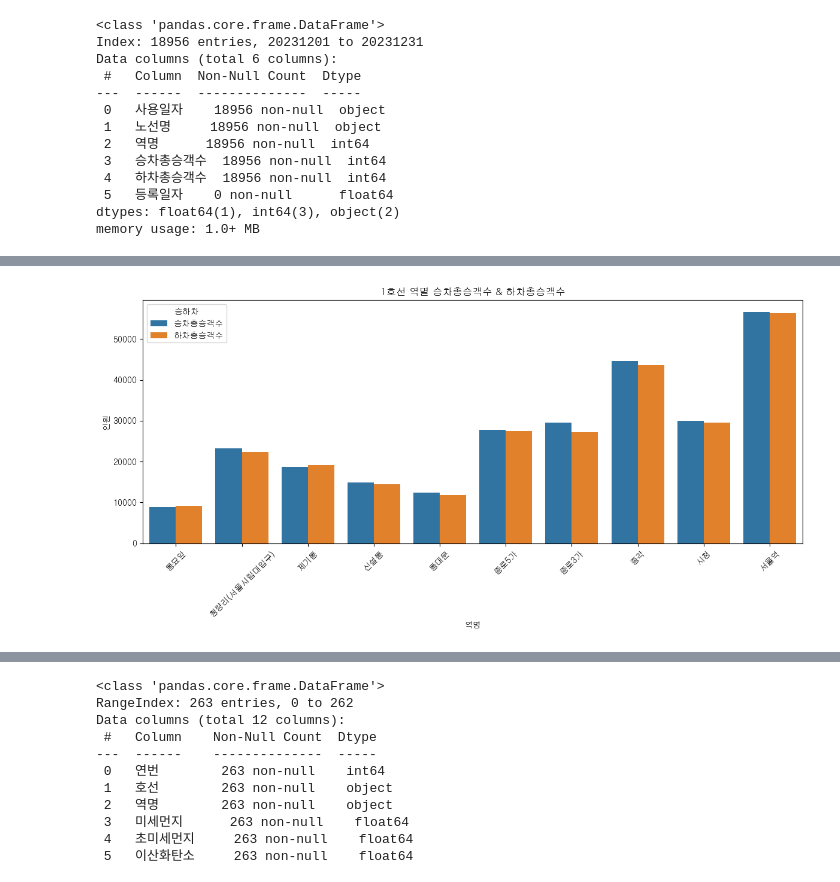
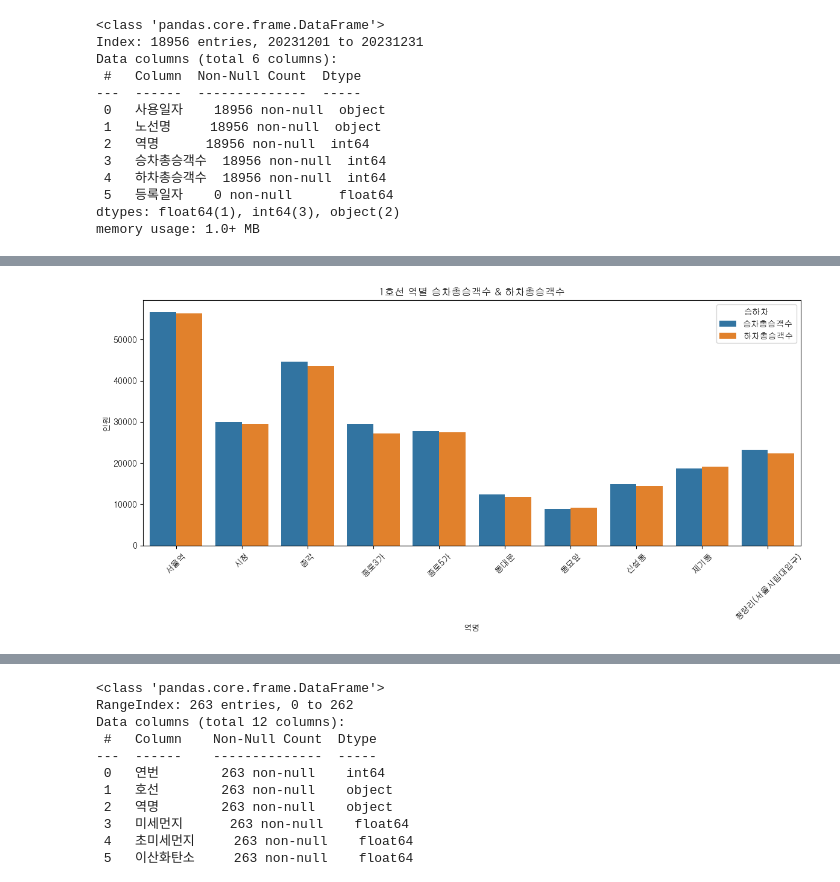
Before and after one commit to sswwdk/Data-anal-miniproject, a Jupyter notebook: 분석보고서.ipynb, the cells around one changed output, grey strips where cells are left out. Cells and saved outputs as stored; diff of their text form; code cells hidden in the pictures.

```diff
--- a/분석보고서.ipynb
+++ b/분석보고서.ipynb
@@ -43,4 +43,15 @@ Data columns (total 6 columns):
 dtypes: float64(1), int64(3), object(2)
 memory usage: 1.0+ MB
 # %%
+# 전처리
 people_df.drop('등록일자', axis=1, inplace=True)
+
+people_df.rename(columns={
+    '사용일자': '노선명',
+    '노선명': '역명',
+    '역명' : '승차총승객수',
+    '승차총승객수' : '하차총승객수',
+    '하차총승객수' : '등록일자'
+}, inplace=True)
+
+people_df.reset_index(drop=True, inplace=True)
@@ -69,7 +72,9 @@ people_df.head(10)
 # %%
+# 등록일자가 20231231인 데이터 중 1호선 => line_people_df
 filtered_df = people_df[people_df['등록일자'] == 20231231]
 
 line1_people_df = filtered_df[filtered_df['노선명']=='1호선']
+line1_people_df.reset_index(drop=True, inplace=True)
 line1_people_df
 # %% [output]
 |  | 노선명 | 역명 | 승차총승객수 | 하차총승객수 | 등록일자 |
@@ -90,0 +91,10 @@ array(['동묘앞', '청량리(서울시립대입구)', '제기동', '신설동'
+# %%
+# 다시 데이터 전처리
+
+# 원하는 순서로 역명 리스트 만들기 (예: 다른 DataFrame 기준 등)
+desired_order = ['서울역', '시청', '종각', '종로3가', '종로5가', '동대문',
+                 '동묘앞', '신설동', '제기동', '청량리(서울시립대입구)']
+
+# 역명 순서에 맞게 정렬
+line1_people_df_sorted = line1_people_df.set_index('역명').loc[desired_order].reset_index()
+line1_people_df_sorted
@@ -91,21 +113,21 @@ array(['동묘앞', '청량리(서울시립대입구)', '제기동', '신설동'
 # %%
-# 시각화
-line1_people_df = filtered_df[filtered_df['노선명']=='1호선']
+# 1호선 역별 승차총승객수 & 하차총승객수 시각화
+line1_people_df = line1_people_df_sorted
 
 # long format으로 변환
 melted_df = line1_people_df.melt(id_vars='역명', value_vars=['승차총승객수', '하차총승객수'],
                           var_name='인원', value_name='수')
 
 # 시각화
 plt.figure(figsize=(12, 6))
 sns.barplot(data=melted_df, x='역명', y='수', hue='인원')
 
 plt.title('1호선 역별 승차총승객수 & 하차총승객수')
 plt.xlabel('역명')
 plt.ylabel('인원')
 plt.xticks(rotation=45)
 plt.legend(title='승하차')
 plt.tight_layout()
 plt.show()
 # %% [output]
-[figure, old version]
+[figure, new version]
```
Also changed, not shown: parts of 22 cells of this notebook.
